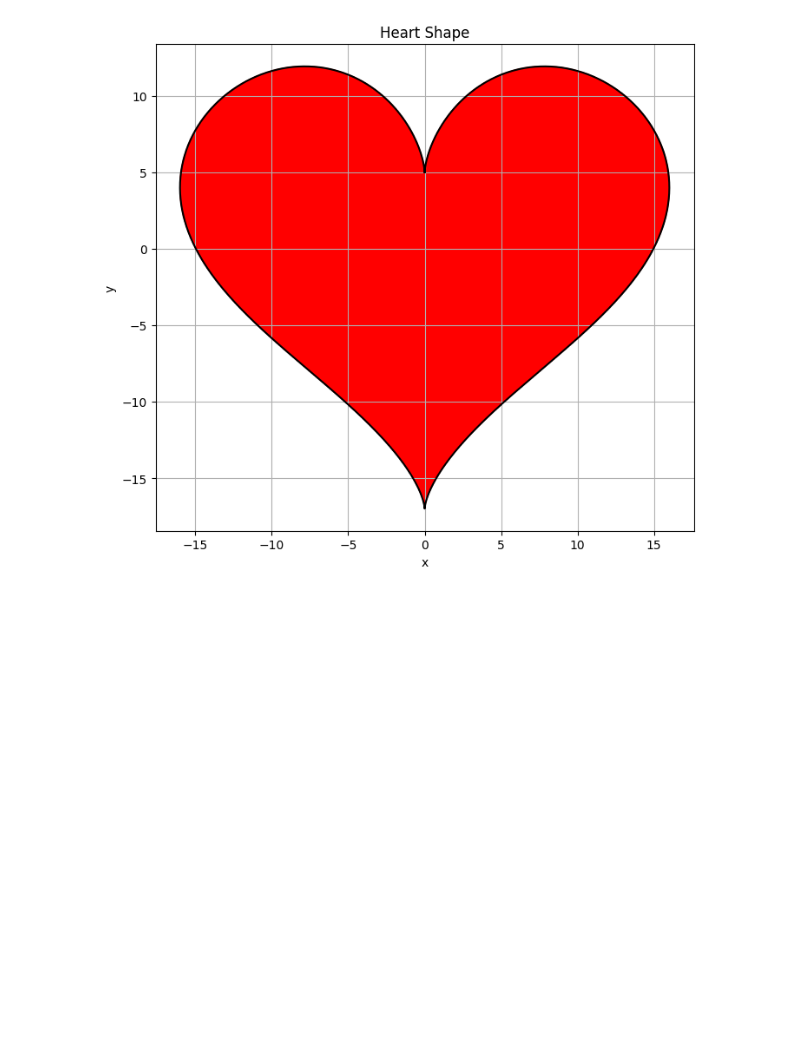
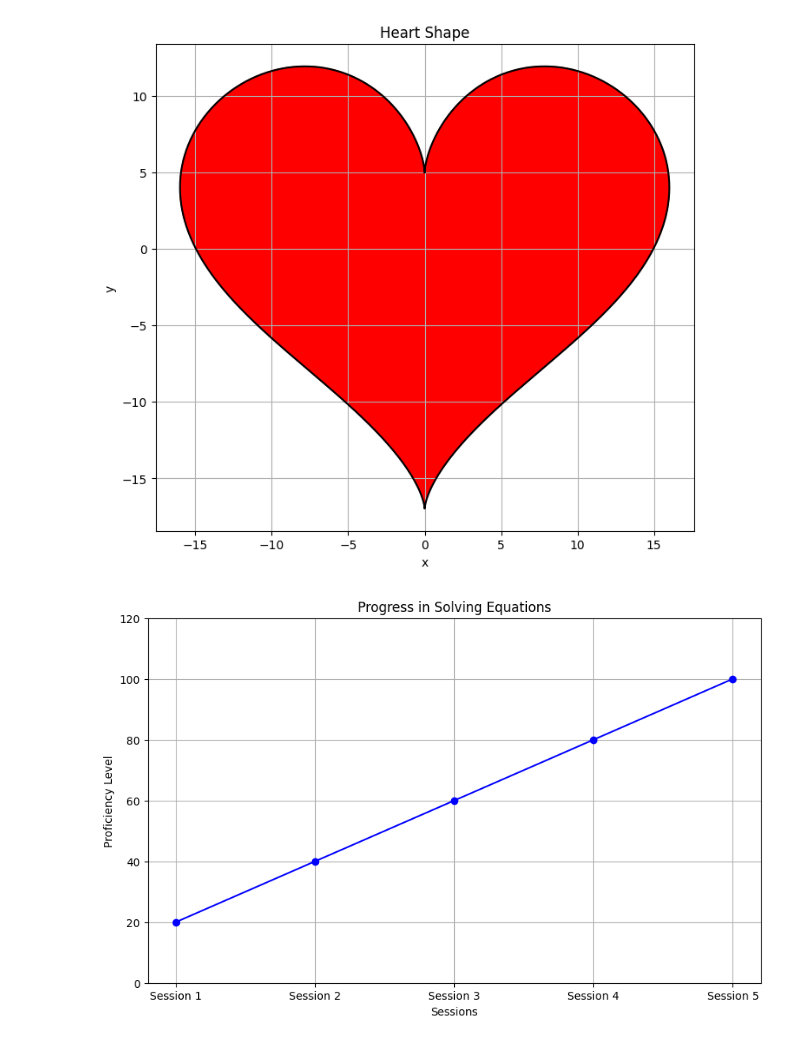
Before and after one commit to saim14/Code, a Jupyter notebook: Test.ipynb, the cells around one changed output. Saved outputs shown, nothing was run; the diff lists cells and outputs as text; code cells hidden in the pictures; blank space fills up the shorter version.

```diff
--- a/Test.ipynb
+++ b/Test.ipynb
@@ -74,3 +74,21 @@ plt.gca().set_aspect('equal', adjustable='box')  # Ensure the aspect ratio is eq
 plt.show()
 # %% [output]
 [figure]
+# %%
+import matplotlib.pyplot as plt
+
+# Data for the progress chart
+sessions = ['Session 1', 'Session 2', 'Session 3', 'Session 4', 'Session 5']
+proficiency = [20, 40, 60, 80, 100]  # Example proficiency levels
+
+# Create the plot
+plt.figure(figsize=(10, 6))
+plt.plot(sessions, proficiency, marker='o', linestyle='-', color='blue')
+plt.title('Progress in Solving Equations')
+plt.xlabel('Sessions')
+plt.ylabel('Proficiency Level')
+plt.ylim(0, 120)  # Adjust y-axis limits
+plt.grid(True)
+plt.show()
+# %% [output]
+[figure, added]
```
Also changed, not shown: 1 other file.
